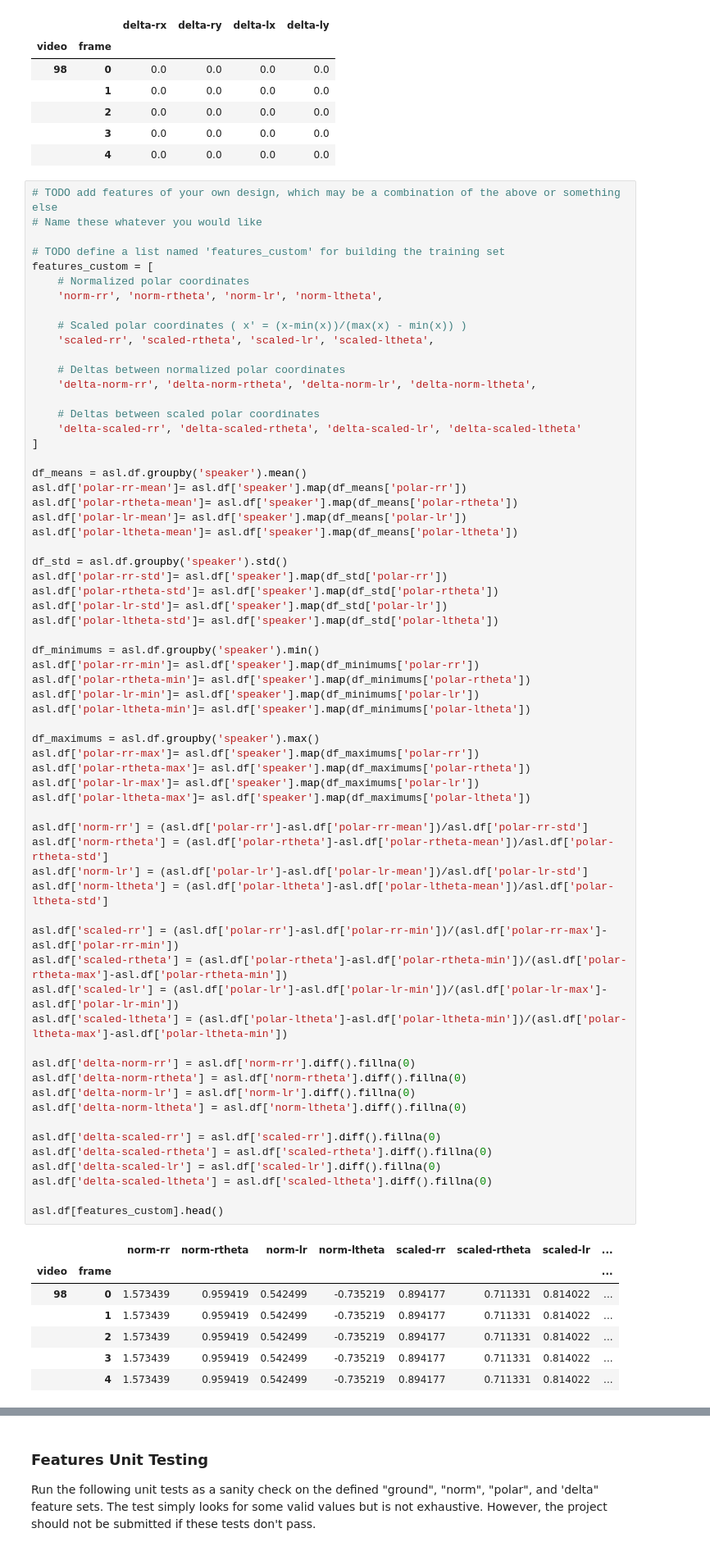
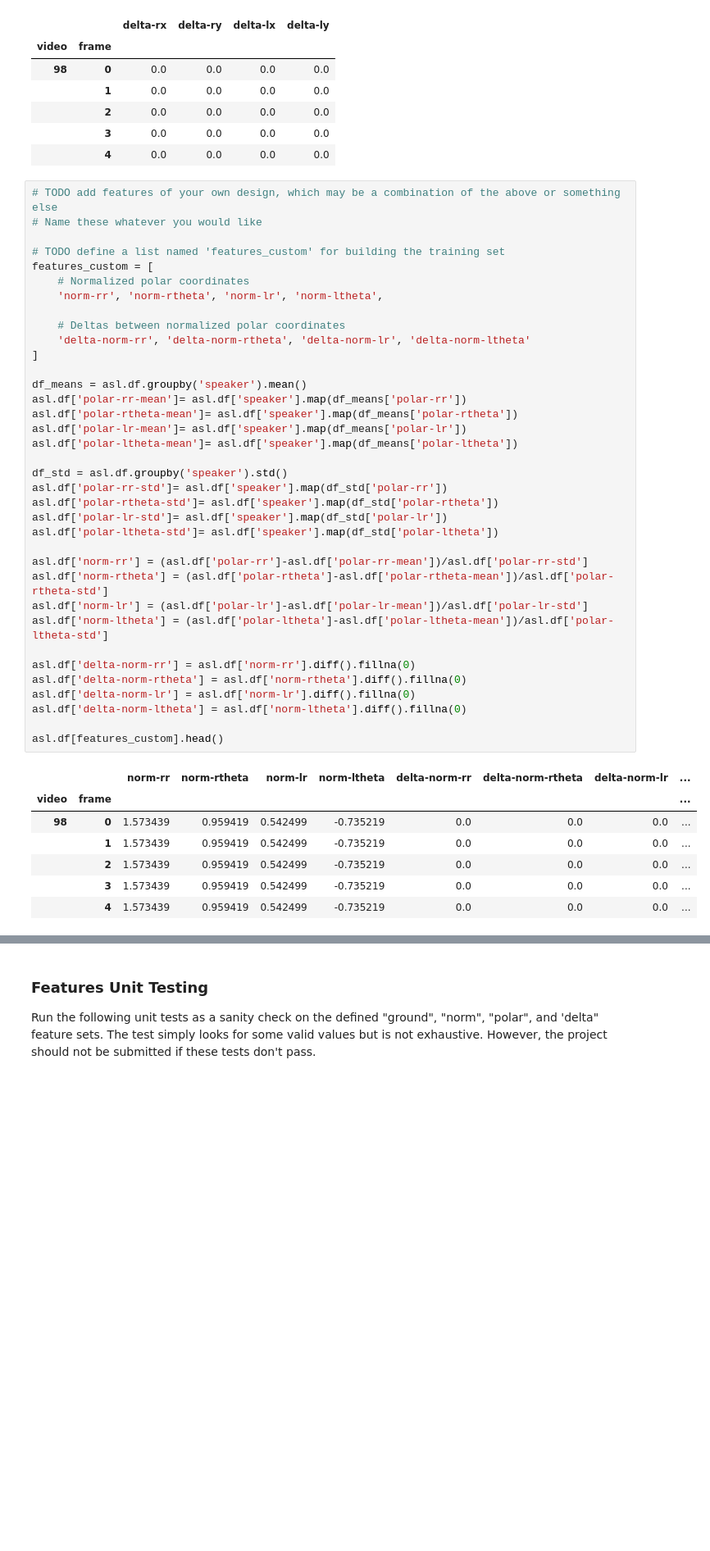
Before and after one commit to alitouka/AIND-Recognizer, a Jupyter notebook: asl_recognizer.ipynb, the cells around one changed output, grey strips where cells are left out. Shown at 82% size. Cells and saved outputs as stored; diff of their text form; blank space fills up the shorter version.

```diff
--- a/asl_recognizer.ipynb
+++ b/asl_recognizer.ipynb
@@ -288,66 +288,38 @@ features_custom = [
     # Normalized polar coordinates
     'norm-rr', 'norm-rtheta', 'norm-lr', 'norm-ltheta',
 
-    # Scaled polar coordinates ( x' = (x-min(x))/(max(x) - min(x)) )
-    'scaled-rr', 'scaled-rtheta', 'scaled-lr', 'scaled-ltheta',
-
     # Deltas between normalized polar coordinates
-    'delta-norm-rr', 'delta-norm-rtheta', 'delta-norm-lr', 'delta-norm-ltheta',
-
-    # Deltas between scaled polar coordinates
-    'delta-scaled-rr', 'delta-scaled-rtheta', 'delta-scaled-lr', 'delta-scaled-ltheta'
+    'delta-norm-rr', 'delta-norm-rtheta', 'delta-norm-lr', 'delta-norm-ltheta'
 ]
 
 df_means = asl.df.groupby('speaker').mean()
 asl.df['polar-rr-mean']= asl.df['speaker'].map(df_means['polar-rr'])
 asl.df['polar-rtheta-mean']= asl.df['speaker'].map(df_means['polar-rtheta'])
 asl.df['polar-lr-mean']= asl.df['speaker'].map(df_means['polar-lr'])
 asl.df['polar-ltheta-mean']= asl.df['speaker'].map(df_means['polar-ltheta'])
 
 df_std = asl.df.groupby('speaker').std()
 asl.df['polar-rr-std']= asl.df['speaker'].map(df_std['polar-rr'])
 asl.df['polar-rtheta-std']= asl.df['speaker'].map(df_std['polar-rtheta'])
 asl.df['polar-lr-std']= asl.df['speaker'].map(df_std['polar-lr'])
 asl.df['polar-ltheta-std']= asl.df['speaker'].map(df_std['polar-ltheta'])
 
-df_minimums = asl.df.groupby('speaker').min()
-asl.df['polar-rr-min']= asl.df['speaker'].map(df_minimums['polar-rr'])
-asl.df['polar-rtheta-min']= asl.df['speaker'].map(df_minimums['polar-rtheta'])
-asl.df['polar-lr-min']= asl.df['speaker'].map(df_minimums['polar-lr'])
-asl.df['polar-ltheta-min']= asl.df['speaker'].map(df_minimums['polar-ltheta'])
-
-df_maximums = asl.df.groupby('speaker').max()
-asl.df['polar-rr-max']= asl.df['speaker'].map(df_maximums['polar-rr'])
-asl.df['polar-rtheta-max']= asl.df['speaker'].map(df_maximums['polar-rtheta'])
-asl.df['polar-lr-max']= asl.df['speaker'].map(df_maximums['polar-lr'])
-asl.df['polar-ltheta-max']= asl.df['speaker'].map(df_maximums['polar-ltheta'])
-
 asl.df['norm-rr'] = (asl.df['polar-rr']-asl.df['polar-rr-mean'])/asl.df['polar-rr-std']
 asl.df['norm-rtheta'] = (asl.df['polar-rtheta']-asl.df['polar-rtheta-mean'])/asl.df['polar-rtheta-std']
 asl.df['norm-lr'] = (asl.df['polar-lr']-asl.df['polar-lr-mean'])/asl.df['polar-lr-std']
 asl.df['norm-ltheta'] = (asl.df['polar-ltheta']-asl.df['polar-ltheta-mean'])/asl.df['polar-ltheta-std']
-
-asl.df['scaled-rr'] = (asl.df['polar-rr']-asl.df['polar-rr-min'])/(asl.df['polar-rr-max']-asl.df['polar-rr-min'])
-asl.df['scaled-rtheta'] = (asl.df['polar-rtheta']-asl.df['polar-rtheta-min'])/(asl.df['polar-rtheta-max']-asl.df['polar-rtheta-min'])
-asl.df['scaled-lr'] = (asl.df['polar-lr']-asl.df['polar-lr-min'])/(asl.df['polar-lr-max']-asl.df['polar-lr-min'])
-asl.df['scaled-ltheta'] = (asl.df['polar-ltheta']-asl.df['polar-ltheta-min'])/(asl.df['polar-ltheta-max']-asl.df['polar-ltheta-min'])
 
 asl.df['delta-norm-rr'] = asl.df['norm-rr'].diff().fillna(0)
 asl.df['delta-norm-rtheta'] = asl.df['norm-rtheta'].diff().fillna(0)
 asl.df['delta-norm-lr'] = asl.df['norm-lr'].diff().fillna(0)
 asl.df['delta-norm-ltheta'] = asl.df['norm-ltheta'].diff().fillna(0)
 
-asl.df['delta-scaled-rr'] = asl.df['scaled-rr'].diff().fillna(0)
-asl.df['delta-scaled-rtheta'] = asl.df['scaled-rtheta'].diff().fillna(0)
-asl.df['delta-scaled-lr'] = asl.df['scaled-lr'].diff().fillna(0)
-asl.df['delta-scaled-ltheta'] = asl.df['scaled-ltheta'].diff().fillna(0)
-
 asl.df[features_custom].head()
 # %% [output]
-|  |  | norm-rr | norm-rtheta | norm-lr | norm-ltheta | scaled-rr | scaled-rtheta | scaled-lr | ... |
+|  |  | norm-rr | norm-rtheta | norm-lr | norm-ltheta | delta-norm-rr | delta-norm-rtheta | delta-norm-lr | ... |
 | video | frame |  |  |  |  |  |  |  | ... |
-| 98 | 0 | 1.573439 | 0.959419 | 0.542499 | -0.735219 | 0.894177 | 0.711331 | 0.814022 | ... |
-|  | 1 | 1.573439 | 0.959419 | 0.542499 | -0.735219 | 0.894177 | 0.711331 | 0.814022 | ... |
-|  | 2 | 1.573439 | 0.959419 | 0.542499 | -0.735219 | 0.894177 | 0.711331 | 0.814022 | ... |
-|  | 3 | 1.573439 | 0.959419 | 0.542499 | -0.735219 | 0.894177 | 0.711331 | 0.814022 | ... |
-|  | 4 | 1.573439 | 0.959419 | 0.542499 | -0.735219 | 0.894177 | 0.711331 | 0.814022 | ... |
+| 98 | 0 | 1.573439 | 0.959419 | 0.542499 | -0.735219 | 0.0 | 0.0 | 0.0 | ... |
+|  | 1 | 1.573439 | 0.959419 | 0.542499 | -0.735219 | 0.0 | 0.0 | 0.0 | ... |
+|  | 2 | 1.573439 | 0.959419 | 0.542499 | -0.735219 | 0.0 | 0.0 | 0.0 | ... |
+|  | 3 | 1.573439 | 0.959419 | 0.542499 | -0.735219 | 0.0 | 0.0 | 0.0 | ... |
+|  | 4 | 1.573439 | 0.959419 | 0.542499 | -0.735219 | 0.0 | 0.0 | 0.0 | ... |
```
Also changed, not shown: parts of 16 cells of this notebook, 1 other file.
